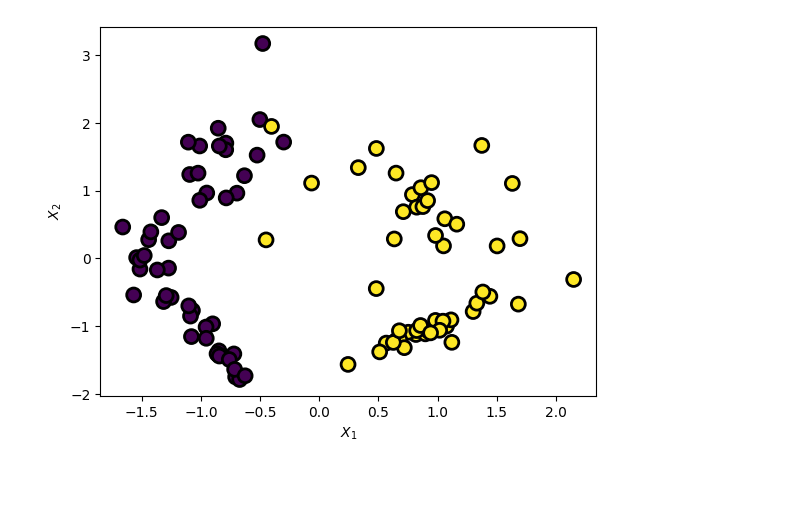
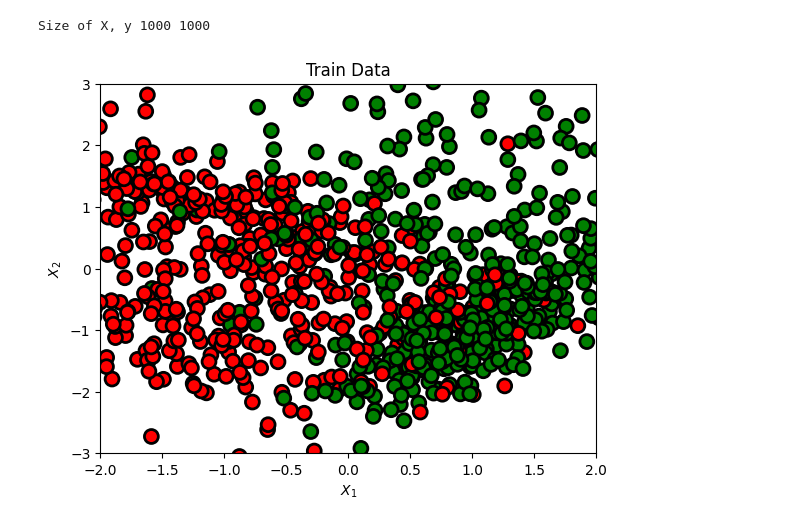
Before and after one commit to kimdesok/Text_Classification_Clustering, a Jupyter notebook: Semi_supervised_clustering.ipynb, the cells around one changed output. Cells and saved outputs as stored; diff of their text form; code cells hidden in the pictures; blank space fills up the shorter version.

```diff
--- a/Semi_supervised_clustering.ipynb
+++ b/Semi_supervised_clustering.ipynb
@@ -3,20 +5,29 @@
 # %%
-# prepare semi-supervised learning dataset
+# Prepare semi-supervised learning dataset
 from sklearn.datasets import make_classification
 from sklearn.model_selection import train_test_split
 import matplotlib.pylab as plt
+import matplotlib
+
+def scatter_plot(X, y, title="Scatter plot"):
+  plt.title(title)
+  color = ['red' if l == 0 else 'green' if l == 1 else 'blue' for l in y]
+  plt.scatter(X[:,0], X[:,1], marker='o', c=color, \
+            s=100, edgecolor="k", linewidth=2)
+  plt.xlabel("$X_1$")
+  plt.ylabel("$X_2$")
+  plt.xlim(-2.0, 2.0)
+  plt.ylim(-3.0, 3.0)
+  plt.show()
 
 # define dataset
-X, y = make_classification(n_samples=100, n_features=2, n_informative=2, n_redundant=0, random_state=1)
-
-plt.scatter(X[:,0], X[:,1], marker='o', c=y, \
-            s=100, edgecolor="k", linewidth=2)
-
-plt.xlabel("$X_1$")
-plt.ylabel("$X_2$")
-plt.show()
+X, y = make_classification(n_samples=1000, n_features=2, n_informative=2, \
+                           n_redundant=0, random_state=1)
+print("Size of X, y", len(X), len(y))
+scatter_plot(X, y, "Train Data")
 # %% [output]
+Size of X, y 1000 1000
-[figure, old version]
+[figure, new version]
 # %%
 # split into train and test
 X_train, X_test, y_train, y_test = train_test_split(X, y, test_size=0.15, random_state=1, stratify=y)
```
Also changed, not shown: parts of 8 cells of this notebook.
